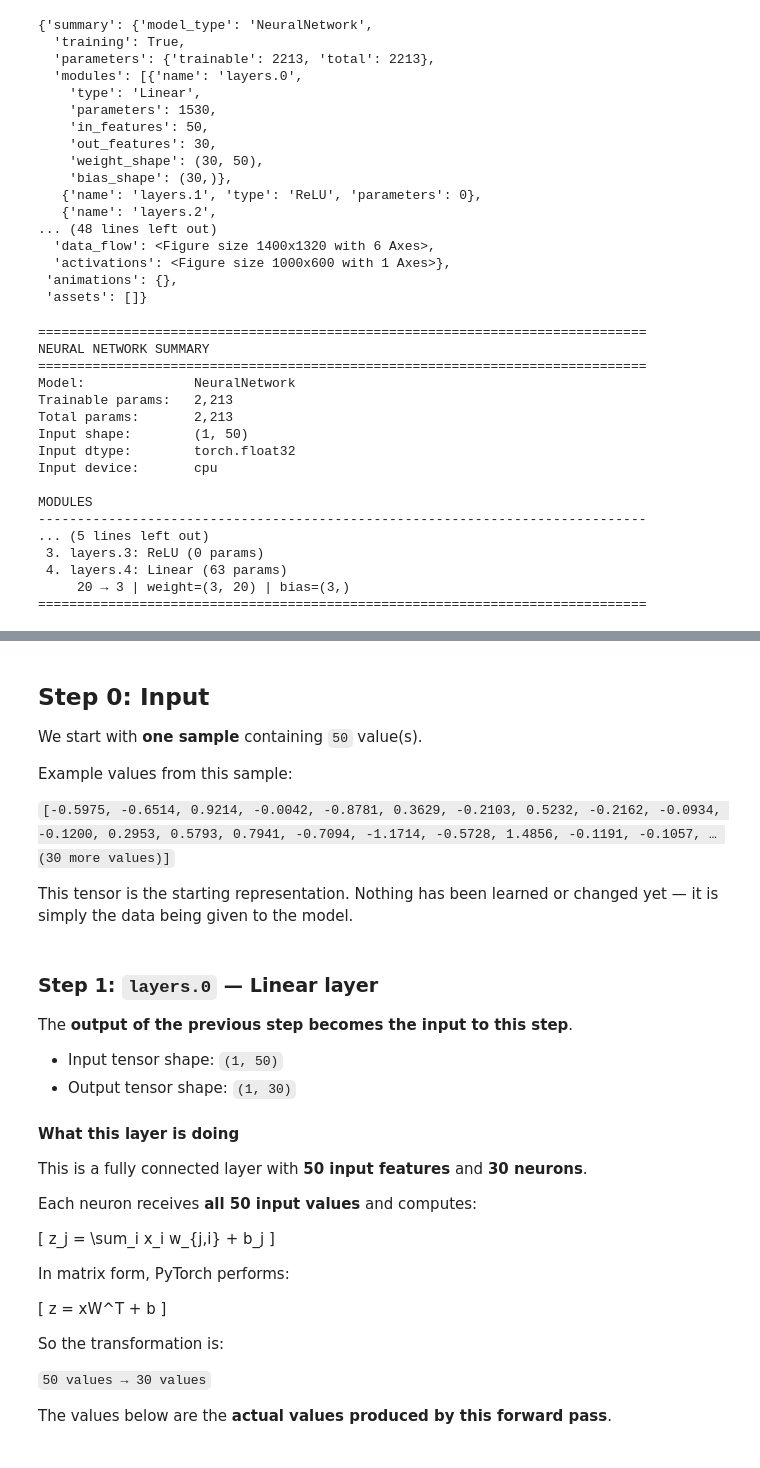
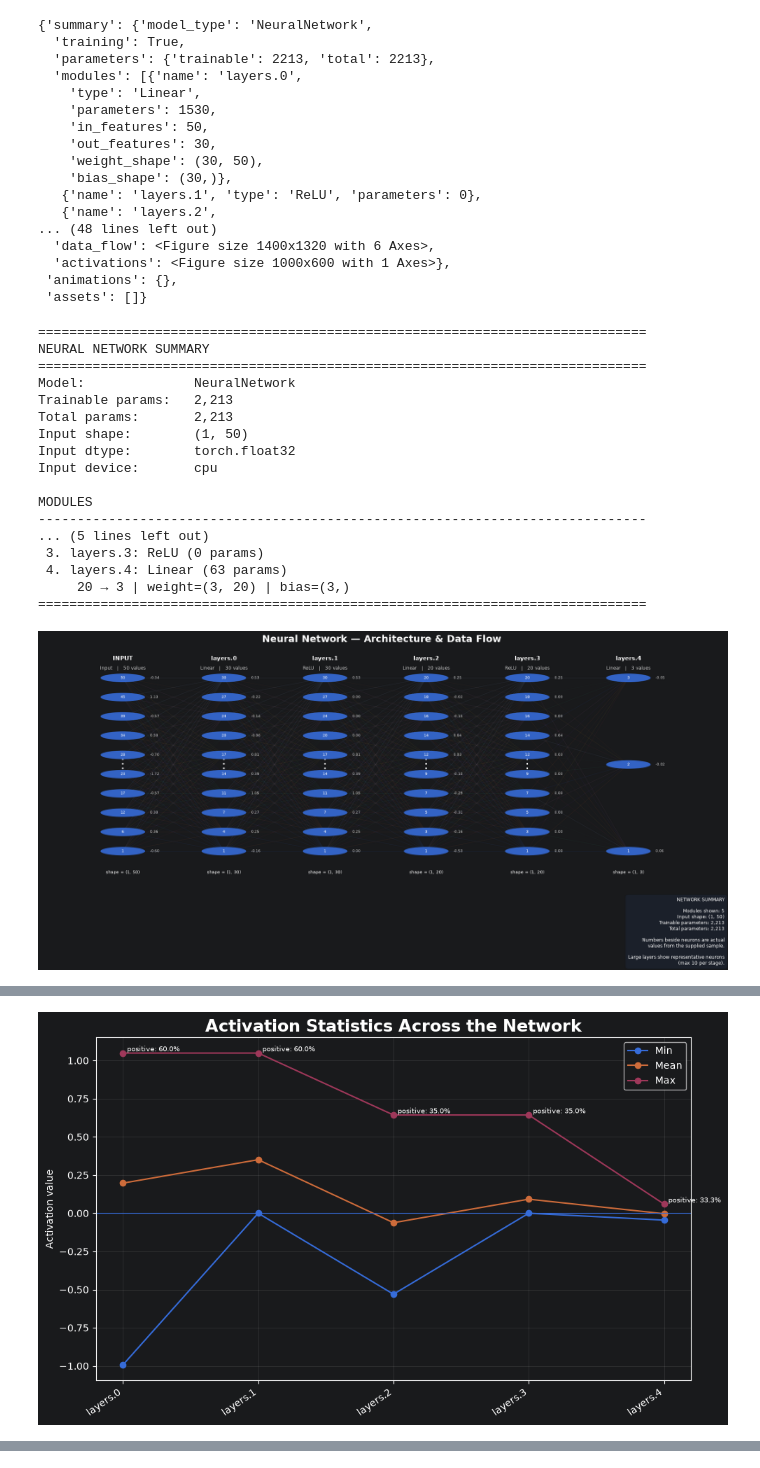
Before and after one commit to NajeebArif/llm-from-scratch, a Jupyter notebook: notebooks/00_neural_network.ipynb, the cells around one changed output, grey strips where cells are left out. Saved outputs shown, nothing was run; the diff lists cells and outputs as text; code cells hidden in the pictures.

```diff
--- a/notebooks/00_neural_network.ipynb
+++ b/notebooks/00_neural_network.ipynb
@@ -90,22 +90,24 @@ MODULES
 # %%
 from nn_visualization import visualize_nn
 
-visualize_nn(model, X, debug=True, animation=True, save=True)
+# visualize_nn(model, X, debug=True, animation=True, save=True)
+visualize_nn(model, X, save=True)
 # %% [output]
 ==============================================================================
 NEURAL NETWORK SUMMARY
 ==============================================================================
 Model:              NeuralNetwork
 Trainable params:   2,213
 Total params:       2,213
 Input shape:        (1, 50)
 Input dtype:        torch.float32
 Input device:       cpu
 
 MODULES
 ------------------------------------------------------------------------------
 ... (5 lines left out)
  3. layers.3: ReLU (0 params)
  4. layers.4: Linear (63 params)
      20 → 3 | weight=(3, 20) | bias=(3,)
 ==============================================================================
+[figure, added]
@@ -112 +115,2 @@ MODULES
+[figure, added]
 
@@ -125,41 +125,0 @@ We will inspect each actual transformation performed during this forward pass.
-
-## Step 0: Input
-
-We start with **one sample** containing `50` value(s).
-
-Example values from this sample:
-
-`[-0.5975, -0.6514, 0.9214, -0.0042, -0.8781, 0.3629, -0.2103, 0.5232, -0.2162, -0.0934, -0.1200, 0.2953, 0.5793, 0.7941, -0.7094, -1.1714, -0.5728, 1.4856, -0.1191, -0.1057, … (30 more values)]`
-
-This tensor is the starting representation. Nothing has been learned or
-changed yet — it is simply the data being given to the model.
-
-### Step 1: `layers.0` — Linear layer
-
-The **output of the previous step becomes the input to this step**.
-
-- Input tensor shape: `(1, 50)`
-- Output tensor shape: `(1, 30)`
-
-**What this layer is doing**
-
-This is a fully connected layer with **50 input features**
-and **30 neurons**.
-
-Each neuron receives **all 50 input values** and computes:
-
-\[
-z_j = \sum_i x_i w_{j,i} + b_j
-\]
-
-In matrix form, PyTorch performs:
-
-\[
-z = xW^T + b
-\]
-
-So the transformation is:
-
-`50 values → 30 values`
-
-The values below are the **actual values produced by this forward pass**.
```
Also changed, not shown: parts of 1 cell of this notebook.
